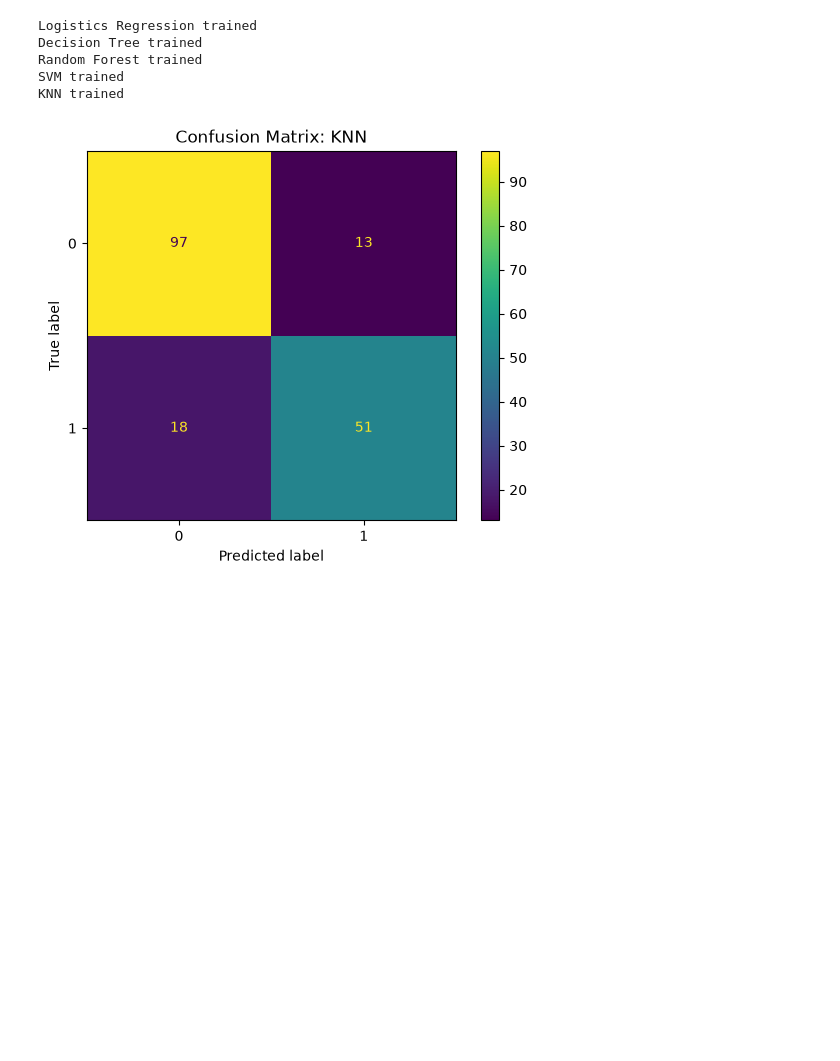
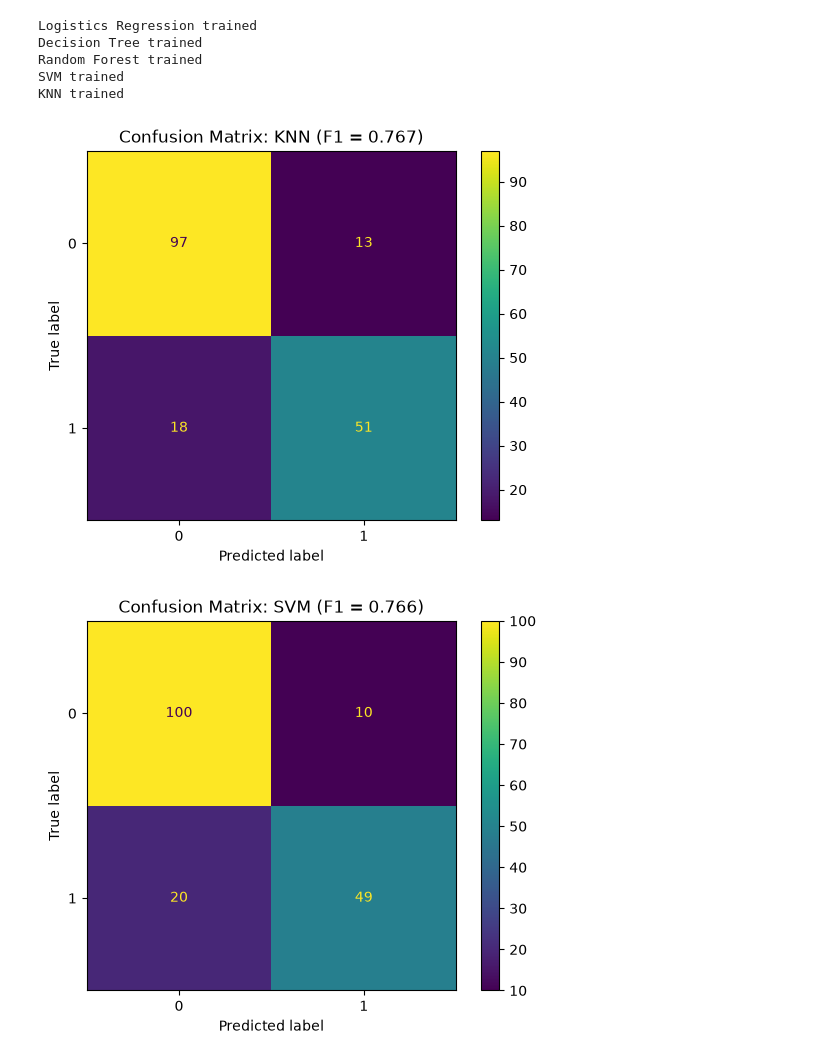
Before and after one commit to Kenchan-paradise/ml-foundations-comparison, a Jupyter notebook: notebook.ipynb, the cells around one changed output. Drawn from its saved outputs; the diff is of its cells as text; code cells hidden in the pictures; blank space fills up the shorter version.

Commit message:
all models plotted and visualised

```diff
--- a/notebook.ipynb
+++ b/notebook.ipynb
@@ -135,14 +135,25 @@ for name, model in trained_models.items():
 # %%
 import matplotlib.pyplot as plt
 from sklearn.metrics import ConfusionMatrixDisplay
 
 # Plot a confusion matrix for the best model
-best_model_name = results_df.iloc[0]['Model']
-best_model = trained_models[best_model_name]
-X_te = X_test_scaled if best_model_name in ['SVM', 'KNN'] else X_test
-ConfusionMatrixDisplay.from_estimator(best_model, X_te, y_test)
-plt.title(f'Confusion Matrix: {best_model_name}')
-plt.savefig('confusion_matrix.png')
-plt.show()
+#best_model_name = results_df.iloc[0]['Model']
+#best_model = trained_models[best_model_name]
+#X_te = X_test_scaled if best_model_name in ['SVM', 'KNN'] else X_test
+#ConfusionMatrixDisplay.from_estimator(best_model, X_te, y_test)
+#plt.title(f'Confusion Matrix: {best_model_name}')
+#plt.savefig('confusion_matrix.png')
+#plt.show()
+
+#Loop through every model, in descinding F1 order (results_df is already sorted this way)
+for i, row in results_df.iterrows():
+    model_name = row['Model']
+    model = trained_models[model_name]
+    X_te = X_test_scaled if model_name in ['SVM', 'KNN'] else X_test
+    ConfusionMatrixDisplay.from_estimator(model, X_te, y_test)
+    plt.title(f'Confusion Matrix: {model_name} (F1 = {row["F1"]:.3f})')
+    plt.savefig(f'confusion_matrix_{model_name.replace(" ", "_")}.png')
+    plt.show()
 # %% [output]
-[figure, old version]
+[figure, new version]
+[figure, added]
```
Also changed, not shown: parts of 1 cell of this notebook, 7 other files.
